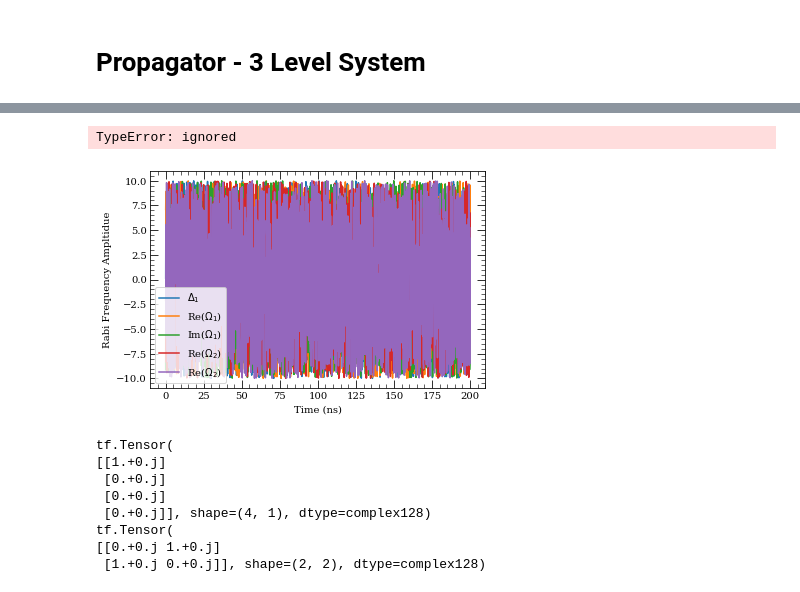
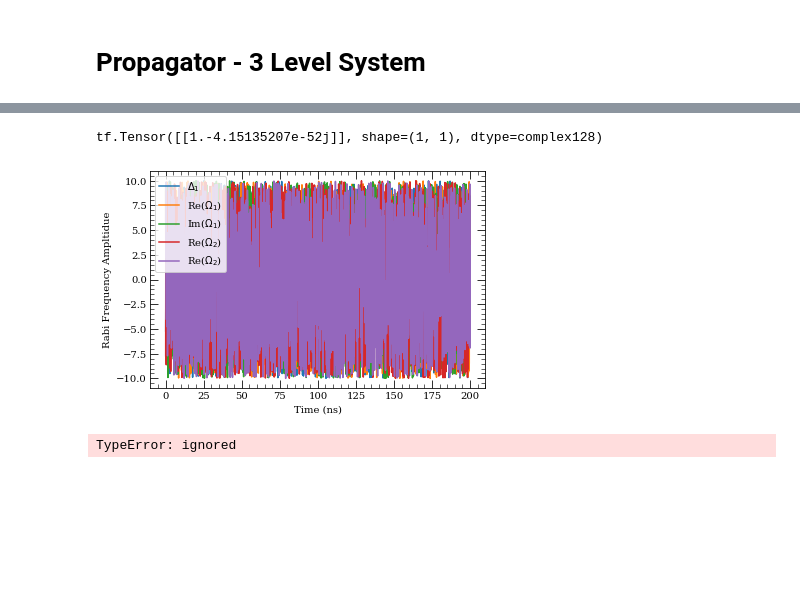
Before and after one commit to IQC-Numerical-Control-Engineering/Test, a Jupyter notebook: TF_GRAPE 3 Level.ipynb, the cells around one changed output, grey strips where cells are left out. Cells and saved outputs as stored; diff of their text form; code cells hidden in the pictures; blank space fills up the shorter version.

```diff
--- a/TF_GRAPE 3 Level.ipynb
+++ b/TF_GRAPE 3 Level.ipynb
@@ -190,15 +190,16 @@ class Propagator:
             self.ctrl_amplitudes
         )
         #Take Qutip quantum object and cast to tensor objects
-        Hamiltonian = np.array(self.Hamiltonian(), dtype=np.complex128)
-        Hamiltonian = tf.cast(Hamiltonian, dtype=np.complex128)
-
+        Hamiltonian = []
+        for H_part in self.Hamiltonian():
+            Hamiltonian.append(tf.cast(H_part, dtype=np.complex128))
+        Hamiltonian = tf.stack(Hamiltonian)
         #First element in the Hamiltonian list is not multiplied by a
         #control amplitude
         exponents = (
             Hamiltonian[0] + tf.linalg.tensordot(
                 tf.cast(regularized_amplitudes, dtype=tf.complex128),
-                - 1j * Hamiltonian, 1
+                - 1j * Hamiltonian[1:], 1
                 )
         ) * self.delta_t
         return tf.linalg.expm(exponents)
@@ -234,10 +235,10 @@ class Propagator:
     @tf.function
     def infidelity(self):
         propagator = self.propagate()
-        psi_0 = tf.cast(self.psi_0, dtype=np.complex128)
-        psi_t = tf.cast(self.psi_t, dtype=np.complex128)
+        psi_0 = tf.cast(self.psi_0, dtype=tf.complex128)
+        psi_t = tf.cast(self.psi_t, dtype=tf.complex128)
 
-        final_state = tf.linalg.matvec(propagator * psi_0)
+        final_state = tf.linalg.matvec(propagator, tf.transpose(psi_0))
         overlap = tf.tensordot(tf.math.conj(final_state), psi_t,  axes=1)
         return 1 - tf.math.conj(overlap) * overlap
 
@@ -246,9 +247,14 @@ class Propagator:
 propagator = Propagator(nt, delta_t, del_total, Delta_1, Rabi_1, Rabi_2, Gamma_rTot, Gamma_ig)
 
 #Set initial and target states:
+def nLevelAtomBasis(n):
+    states = []
+    for n_l in range(0,n):
+        states.append(basis(n, n_l))
+    return np.array(states, dtype=object)
 g_prime, r_prime, g, i, r = propagator.nLevelAtomBasis(5)
-psi_0 = np.array(g, dtype = np.complex128)
-psi_t = np.array(r, dtype = np.complex128)
+psi_0 = g
+psi_t = r
 
 propagator.psi_0.assign(psi_0)
 propagator.psi_t.assign(psi_t)
@@ -263,36 +269,38 @@ labels = ['$\Delta_1$', 'Re($\Omega_1$)', 'Im($\Omega_1$)', 'Re($\Omega_2$)', 'R
 plt.figure()
 ind = 0
 for amplitdue in tf.transpose(ctrl_amplitudes_initial):
     plt.plot(tlist/ns, amplitdue, label = labels[ind])
     ind += 1
 
 plt.xlabel('Time (ns)')
 plt.ylabel('Rabi Frequency Ampltidue')
 plt.legend()
 
 #Find infidelity using propagator
 infidelity_prop = propagator.infidelity()
-# infidelity_prop
+print(infidelity_prop)
+
+####CHECK: infidelity should be real: check with test complex states
 
 # optimizer = tf.keras.optimizers.Adam(0.01)
 
 # def optimization_step():
 #     with tf.GradientTape() as tape:
 #         infidelity = propagator.infidelity()
 #     gradients = tape.gradient(infidelity, [propagator.ctrl_amplitudes])
 #     optimizer.apply_gradients(zip(gradients, [propagator.ctrl_amplitudes]))
 #     return infidelity
 
 # steps = range(100)
 # for step in steps:
 #     current_infidelity = optimization_step()
 #     print('step %2d: infidelity=%2.5f' %
 #           (step, current_infidelity))
 
 # propagator.ctrl_amplitudes.numpy()
 # %% [output]
-TypeError: ignored
+tf.Tensor([[1.-4.15135207e-52j]], shape=(1, 1), dtype=complex128)
-[figure, old version]
+[figure, new version]
 # %%
 def nLevelAtomBasis(n):
     states = []
@@ -303,20 +311,24 @@ a,s,d,f=nLevelAtomBasis(4)
 
 x=np.array(a, dtype=np.complex128)
 x=tf.cast(x, dtype=tf.complex128)
-print(x)
 
 b = tf.constant(
     [[0, 1], [1, 0]], dtype=tf.complex128
 )
-print(b)
 
-psi_0 = tf.cast(x, dtype=np.complex128)
+#Set propagator
+propagator = Propagator(nt, delta_t, del_total, Delta_1, Rabi_1, Rabi_2, Gamma_rTot, Gamma_ig)
+
+#Set initial and target states:
+g_prime, r_prime, g, i, r = propagator.nLevelAtomBasis(5)
+psi_0 = np.array(g, dtype = np.complex128)
+psi_t = np.array(r, dtype = np.complex128)
+
+propagator = Propagator.propagate()
+psi_0 = tf.cast(psi_0, dtype=np.complex128)
+psi_t = tf.cast(psi_t, dtype=np.complex128)
+
+final_state = tf.linalg.matvec(psi_t, psi_0)
+# overlap = tf.tensordot(tf.math.conj(final_state), psi_t,  axes=1)
 # %% [output]
-tf.Tensor(
-[[1.+0.j]
- [0.+0.j]
- [0.+0.j]
- [0.+0.j]], shape=(4, 1), dtype=complex128)
-tf.Tensor(
-[[0.+0.j 1.+0.j]
- [1.+0.j 0.+0.j]], shape=(2, 2), dtype=complex128)
+TypeError: ignored
```
Also changed, not shown: parts of 2 cells of this notebook.
